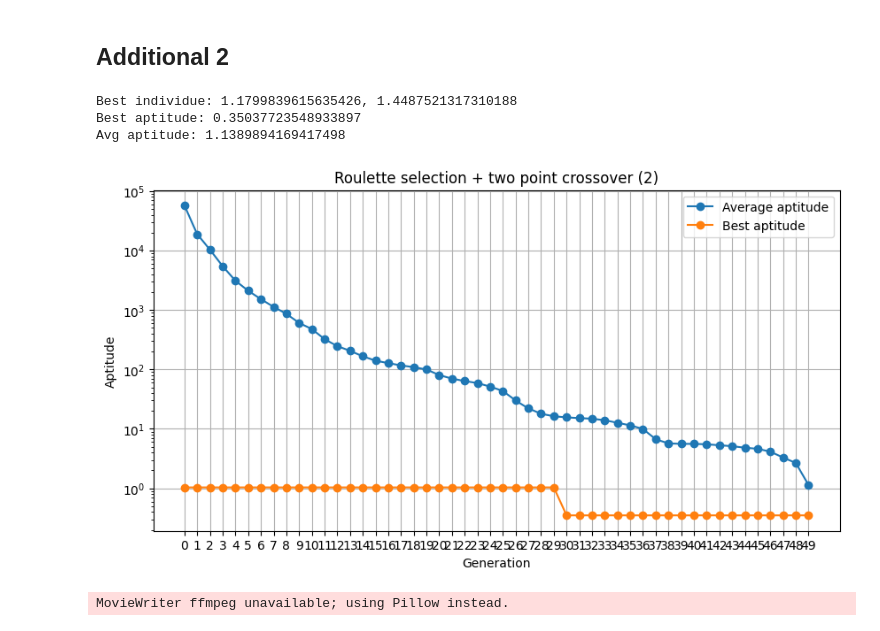
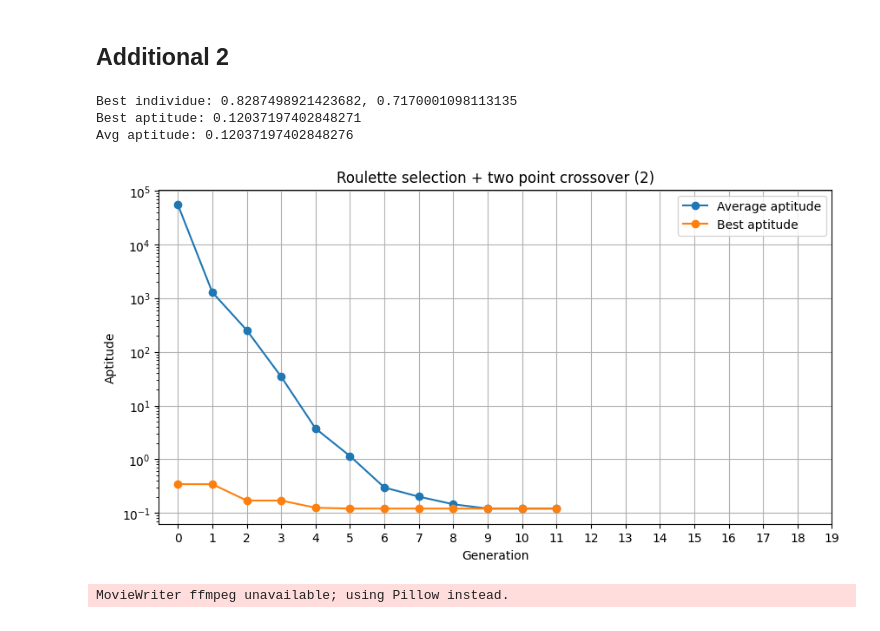
Before and after one commit to EnriqueMC557/426-MCI16-AlgoritmosMetaheuristicos, a Jupyter notebook: E1/E1_EnriqueMenaCamilo.ipynb, the cells around one changed output. Saved outputs shown, nothing was run; the diff lists cells and outputs as text; code cells hidden in the pictures.

```diff
--- a/E1/E1_EnriqueMenaCamilo.ipynb
+++ b/E1/E1_EnriqueMenaCamilo.ipynb
@@ -61,16 +61,18 @@ def evaluate_population(p_x1: np.ndarray, p_x2: np.ndarray, desc: bool = False):
 ## Selection utils
 # %%
 def roulette_selection(aptitudes: np.ndarray):
-    total_aptitude = aptitudes.sum()
+    max_aptitude = np.max(aptitudes)
+    fitness = max_aptitude - aptitudes
+    total_fitness = fitness.sum()
 
     couples = []
     couple = []
 
     for _ in range(aptitudes.shape[0]):
         accumulated = 0
-        selection = np.random.uniform(0, total_aptitude)
+        selection = np.random.uniform(0, total_fitness)
 
-        for idx, aptitude  in enumerate(aptitudes):
+        for idx, aptitude  in enumerate(fitness):
             accumulated += aptitude
             if accumulated >= selection:
                 couple.append(idx)
@@ -99,7 +101,7 @@ def two_point_crossover(population: np.ndarray, parents: np.ndarray):
 # %% [markdown]
 ## Mutation utils
 # %%
-def scramble_mutation(individues_x1: np.ndarray, individues_x2: np.ndarray, mr: float = 0.02):
+def scramble_mutation(individues_x1: np.ndarray, individues_x2: np.ndarray, mr: float = 0.10):
     total_individues = individues_x1.shape[0]
     individue_len = individues_x1.shape[1]
     to_mutate = np.random.choice(total_individues, int(total_individues * mr))
@@ -190,15 +192,15 @@ def plot_evolution(ev_: np.ndarray, title: str):
 # %% [markdown]
 ## Genetic algorithm
 # %%
-generations = 50
+generations = 20
 
 population_x1 = init_octal_population(100, 10)
 population_x2 = init_octal_population(100, 10)
 
 last_avg_aptitude = float("inf")
-max_stagnant_generations = 5
+max_stagnant_generations = 2
 stagnant_generations = 0
-delta = 0.25
+delta = 0.05
 
 avg_aptitudes = []
 best_aptitudes = []
@@ -244,15 +246,15 @@ MovieWriter ffmpeg unavailable; using Pillow instead.
 # %% [markdown]
 ## Additional 1
 # %%
-generations = 50
+generations = 20
 
 population_x1 = init_octal_population(100, 10)
 population_x2 = init_octal_population(100, 10)
 
 last_avg_aptitude = float("inf")
-max_stagnant_generations = 5
+max_stagnant_generations = 2
 stagnant_generations = 0
-delta = 0.25
+delta = 0.05
 
 avg_aptitudes = []
 best_aptitudes = []
@@ -298,51 +300,51 @@ MovieWriter ffmpeg unavailable; using Pillow instead.
 # %% [markdown]
 ## Additional 2
 # %%
-generations = 50
+generations = 20
 
 population_x1 = init_octal_population(100, 10)
 population_x2 = init_octal_population(100, 10)
 
 last_avg_aptitude = float("inf")
-max_stagnant_generations = 5
+max_stagnant_generations = 2
 stagnant_generations = 0
-delta = 0.25
+delta = 0.05
 
 avg_aptitudes = []
 best_aptitudes = []
 evolution = []
 
 for _ in tqdm(range(generations), desc="Generation"):
     population_x1, population_x2, aptitudes, avg_aptitude, best_aptitude = evaluate_population(population_x1, population_x2)
     avg_aptitudes.append(avg_aptitude)
     best_aptitudes.append(best_aptitude)
     evolution.append([population_x1, population_x2, best_aptitude, avg_aptitude])
 
     if abs(avg_aptitude - last_avg_aptitude) < delta:
         stagnant_generations += 1
         if stagnant_generations > max_stagnant_generations:
             break
     else:
         stagnant_generations = 0
 
     last_avg_aptitude = avg_aptitude
     parents = roulette_selection(aptitudes)
     childrens_x1 = two_point_crossover(population_x1, parents)
     childrens_x2 = two_point_crossover(population_x2, parents)
     childrens_x1, childrens_x2 = scramble_mutation(childrens_x1, childrens_x2)
     population_x1, population_x2 = genetic_competence(population_x1, population_x2, childrens_x1, childrens_x2)
 
 print(f"Best individue: {decode_individue(evolution[-1][0][0])}, {decode_individue(evolution[-1][1][0])}")
 print(f"Best aptitude: {evolution[-1][2]}")
 print(f"Avg aptitude: {evolution[-1][3]}")
 
 title = "Roulette selection + two point crossover (2)"
 plot_aptitude(avg_aptitudes, best_aptitudes, generations, title)
 # %% [output]
-Best individue: 1.1799839615635426, 1.4487521317310188
-Best aptitude: 0.35037723548933897
-Avg aptitude: 1.1389894169417498
+Best individue: 0.8287498921423682, 0.7170001098113135
+Best aptitude: 0.12037197402848271
+Avg aptitude: 0.12037197402848276
-[figure, old version]
+[figure, new version]
 # %%
 filename_2 = plot_evolution(evolution, title)
 HTML(f'<img src="{filename_2}">')
```
Also changed, not shown: parts of 3 cells of this notebook, 6 other files.
